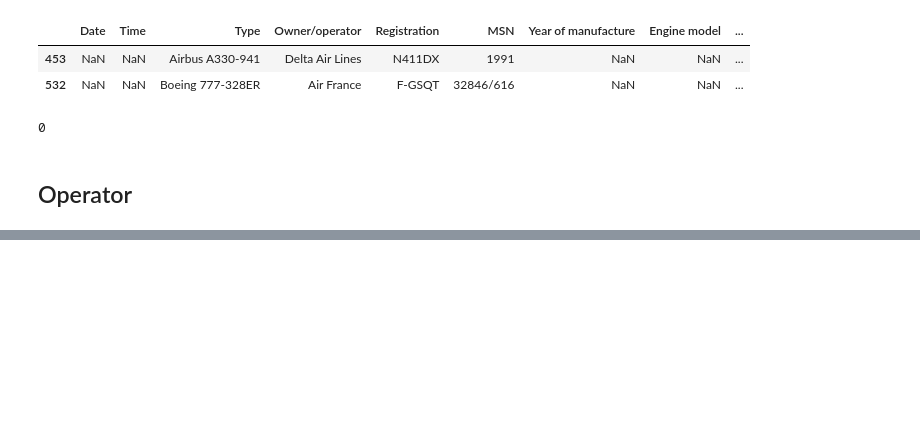
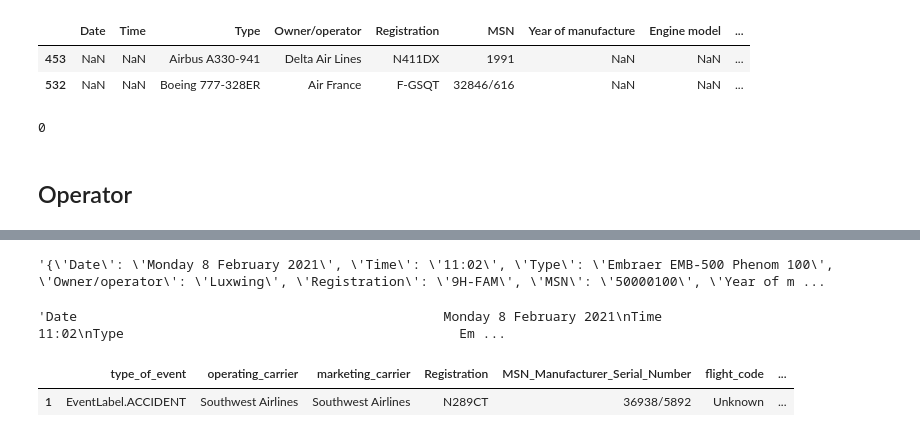
Before and after one commit to kwonowk/aviation-safety, a Jupyter notebook: aviation_incidents.ipynb, the cells around one changed output, grey strips where cells are left out. Drawn from its saved outputs; the diff is of its cells as text; code cells hidden in the pictures; blank space fills up the shorter version.

```diff
--- a/aviation_incidents.ipynb
+++ b/aviation_incidents.ipynb
@@ -271,0 +313,13 @@ passenger.head()
+# %%
+str(passenger.iloc[0,:].to_dict())
+# %% [output]
+'{\'Date\': \'Monday 8 February 2021\', \'Time\': \'11:02\', \'Type\': \'Embraer EMB-500 Phenom 100\', \'Owner/operator\': \'Luxwing\', \'Registration\': \'9H-FAM\', \'MSN\': \'50000100\', \'Year of m ...
+# %%
+passenger.iloc[0,:].to_string()
+# %% [output]
+'Date                                               Monday 8 February 2021\nTime                                                                11:02\nType                                           Em ...
+# %%
+pd.DataFrame(response.choices[0].message.parsed).set_index(0).T
+# %% [output]
+|  | type_of_event | operating_carrier | marketing_carrier | Registration | MSN_Manufacturer_Serial_Number | flight_code | ... |
+| 1 | EventLabel.ACCIDENT | Southwest Airlines | Southwest Airlines | N289CT | 36938/5892 | Unknown | ... |
```
Also changed, not shown: parts of 6 cells of this notebook.
